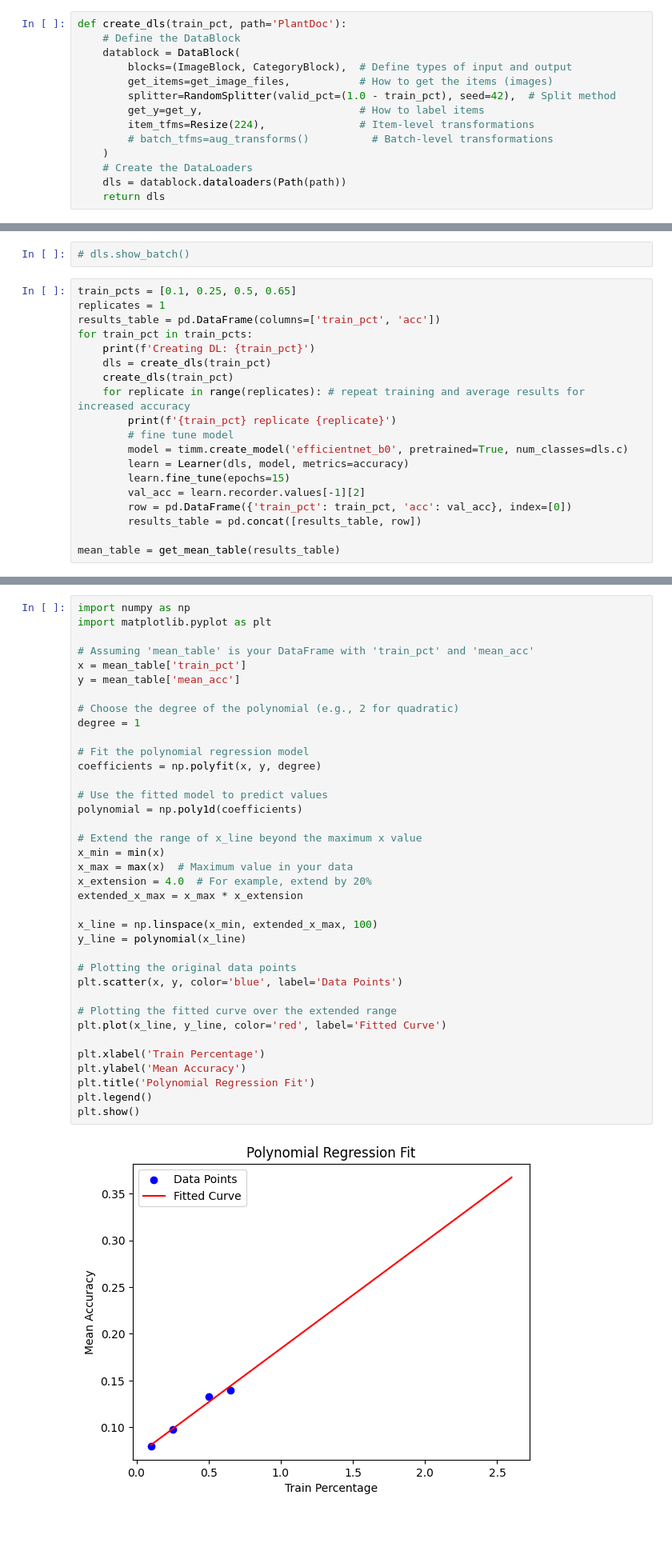
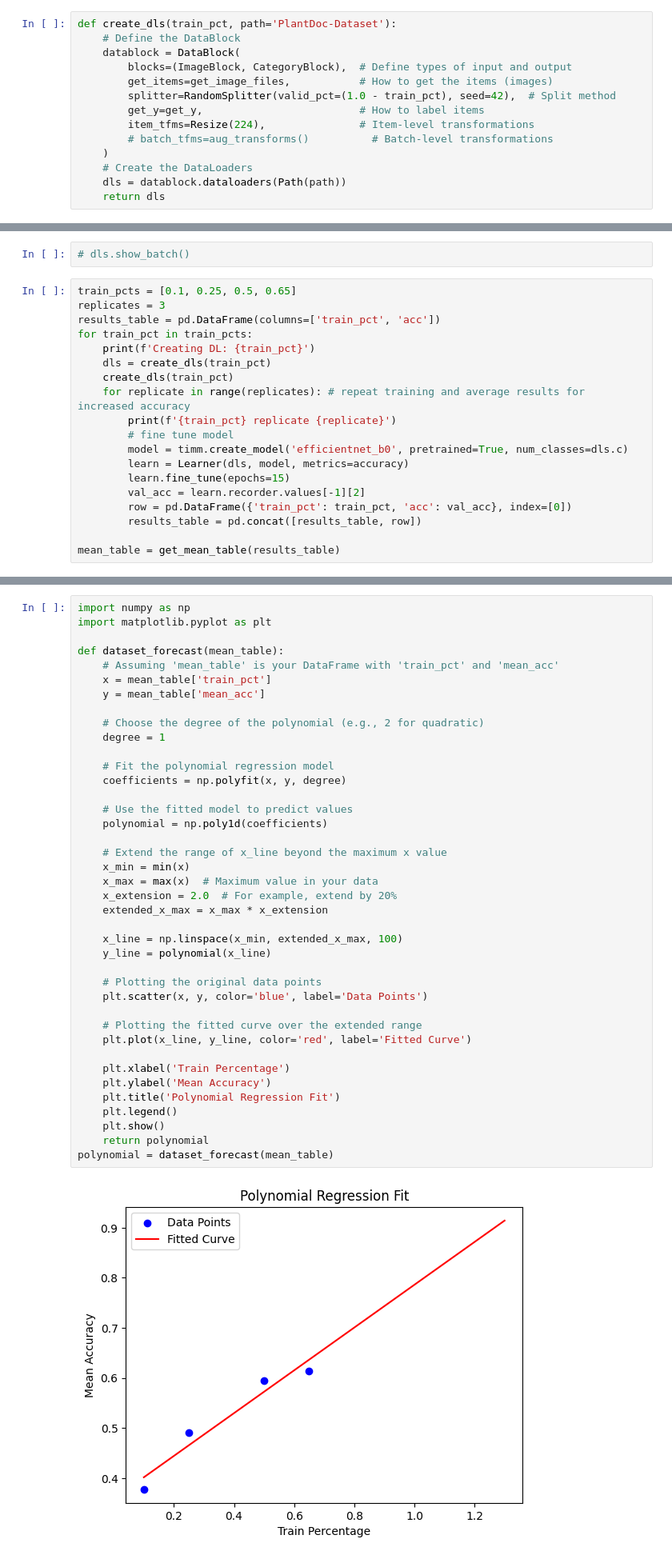
Before and after one commit to Dalton-Gray/plant-inspector, a Jupyter notebook: prototype.ipynb, the cells around one changed output, grey strips where cells are left out. Shown at 80% size. Saved outputs shown, nothing was run; the diff lists cells and outputs as text; blank space fills up the shorter version.

Commit message:
Swapped  polynomial regression for linear regression. Trained on fieldplant

```diff
--- a/prototype.ipynb
+++ b/prototype.ipynb
@@ -9,7 +9,7 @@ from pathlib import Path
 def get_y(file_path):
     return parent_label(file_path)
 # %%
-def create_dls(train_pct, path='PlantDoc'):
+def create_dls(train_pct, path='PlantDoc-Dataset'):
     # Define the DataBlock
     datablock = DataBlock(
         blocks=(ImageBlock, CategoryBlock),  # Define types of input and output
@@ -33,7 +33,7 @@ def get_mean_table(results_table):
 # dls.show_batch()
 # %%
 train_pcts = [0.1, 0.25, 0.5, 0.65]
-replicates = 1
+replicates = 3
 results_table = pd.DataFrame(columns=['train_pct', 'acc'])
 for train_pct in train_pcts:
     print(f'Creating DL: {train_pct}')
@@ -76,42 +133,45 @@ KeyboardInterrupt:
 # %%
 import numpy as np
 import matplotlib.pyplot as plt
 
-# Assuming 'mean_table' is your DataFrame with 'train_pct' and 'mean_acc'
-x = mean_table['train_pct']
-y = mean_table['mean_acc']
+def dataset_forecast(mean_table):
+    # Assuming 'mean_table' is your DataFrame with 'train_pct' and 'mean_acc'
+    x = mean_table['train_pct']
+    y = mean_table['mean_acc']
 
-# Choose the degree of the polynomial (e.g., 2 for quadratic)
-degree = 1
+    # Choose the degree of the polynomial (e.g., 2 for quadratic)
+    degree = 1
 
-# Fit the polynomial regression model
-coefficients = np.polyfit(x, y, degree)
+    # Fit the polynomial regression model
+    coefficients = np.polyfit(x, y, degree)
 
-# Use the fitted model to predict values
-polynomial = np.poly1d(coefficients)
+    # Use the fitted model to predict values
+    polynomial = np.poly1d(coefficients)
 
-# Extend the range of x_line beyond the maximum x value
-x_min = min(x)
-x_max = max(x)  # Maximum value in your data
-x_extension = 4.0  # For example, extend by 20%
-extended_x_max = x_max * x_extension
+    # Extend the range of x_line beyond the maximum x value
+    x_min = min(x)
+    x_max = max(x)  # Maximum value in your data
+    x_extension = 2.0  # For example, extend by 20%
+    extended_x_max = x_max * x_extension
 
-x_line = np.linspace(x_min, extended_x_max, 100)
-y_line = polynomial(x_line)
+    x_line = np.linspace(x_min, extended_x_max, 100)
+    y_line = polynomial(x_line)
 
-# Plotting the original data points
-plt.scatter(x, y, color='blue', label='Data Points')
+    # Plotting the original data points
+    plt.scatter(x, y, color='blue', label='Data Points')
 
-# Plotting the fitted curve over the extended range
-plt.plot(x_line, y_line, color='red', label='Fitted Curve')
+    # Plotting the fitted curve over the extended range
+    plt.plot(x_line, y_line, color='red', label='Fitted Curve')
 
-plt.xlabel('Train Percentage')
-plt.ylabel('Mean Accuracy')
-plt.title('Polynomial Regression Fit')
-plt.legend()
-plt.show()
+    plt.xlabel('Train Percentage')
+    plt.ylabel('Mean Accuracy')
+    plt.title('Polynomial Regression Fit')
+    plt.legend()
+    plt.show()
+    return polynomial
+polynomial = dataset_forecast(mean_table)
 # %% [output]
-[figure, old version]
+[figure, new version]
 # %%
 percentage_of_data = 0.9
 predicted_accuracy = polynomial(percentage_of_data)
```
Also changed, not shown: parts of 11 cells of this notebook, 4 other files.
